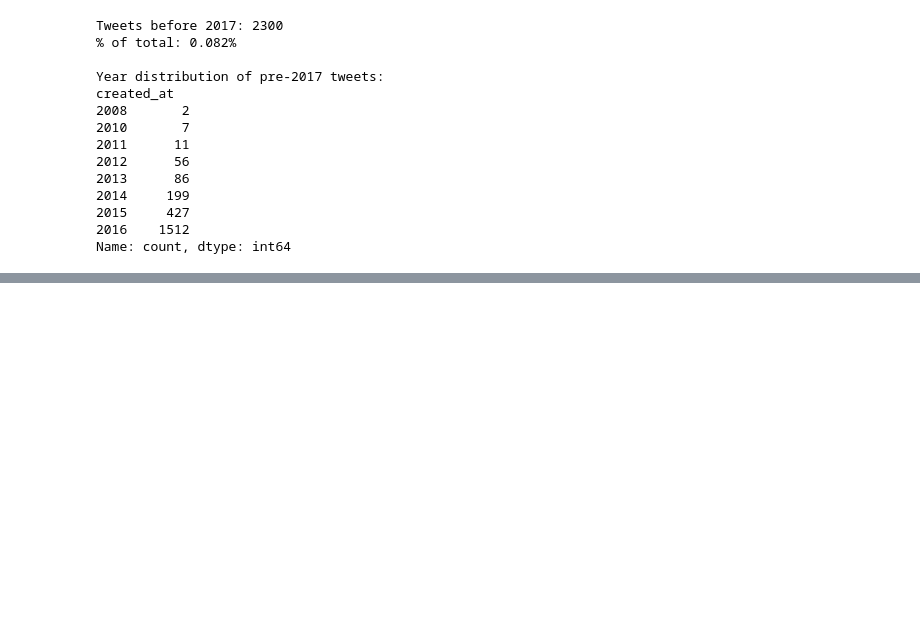
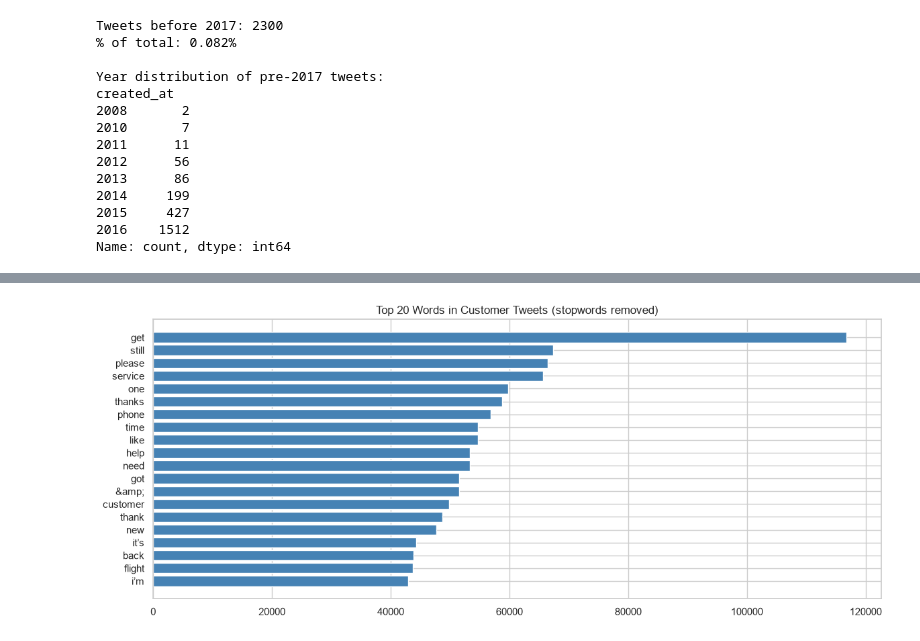
Before and after one commit to gai2da/support-ticket-triage, a Jupyter notebook: notebooks/eda.ipynb, the cells around one changed output, grey strips where cells are left out. Saved outputs shown, nothing was run; the diff lists cells and outputs as text; code cells hidden in the pictures; blank space fills up the shorter version.

Commit message:
feat: EDA on Twitter customer support dataset with key findings

```diff
--- a/notebooks/eda.ipynb
+++ b/notebooks/eda.ipynb
@@ -484,3 +484,34 @@ created_at
 2015     427
 2016    1512
 Name: count, dtype: int64
+# %%
+# text exploring
+# most common words in customer tweets
+import nltk
+nltk.download('stopwords')
+from nltk.corpus import stopwords
+from collections import Counter
+import re
+
+stop_words = set(stopwords.words('english'))
+
+def clean_text(text):
+    text = re.sub(r'@\w+', '', str(text))
+    text = re.sub(r'http\S+', '', text)
+    text = text.lower()
+    return text
+
+customer_tweets = df[df["inbound"]==True]["text"].apply(clean_text)
+all_words = ' '.join(customer_tweets).split()
+filtered_words = [w for w in all_words if w not in stop_words and len(w) > 2]
+
+word_freq = Counter(filtered_words).most_common(20)
+words, counts = zip(*word_freq)
+
+plt.figure()
+plt.barh(words, counts, color="steelblue")
+plt.title("Top 20 Words in Customer Tweets (stopwords removed)")
+plt.gca().invert_yaxis()
+plt.tight_layout()
+plt.show()
+# %% [output]
@@ -486,0 +520 @@ Name: count, dtype: int64
+[figure, added]
```
Also changed, not shown: parts of 3 cells of this notebook, 1 other file.
